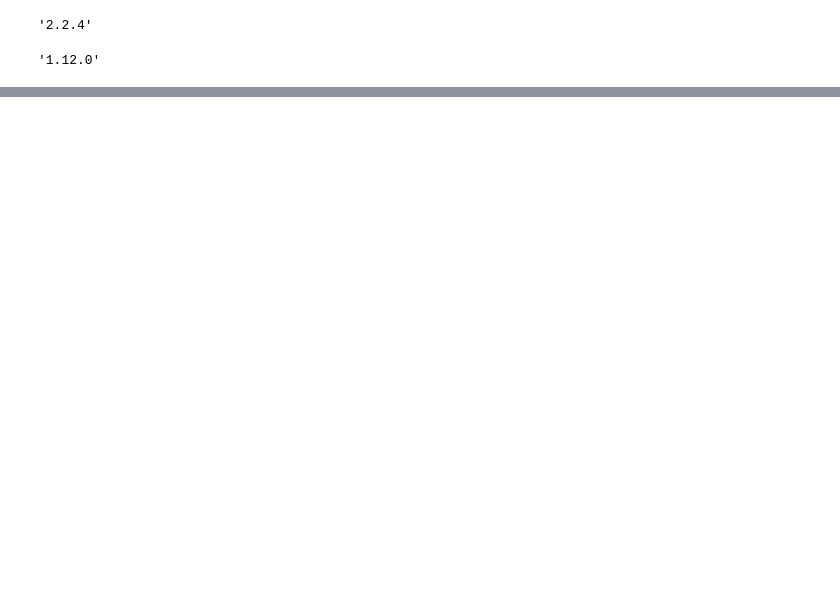
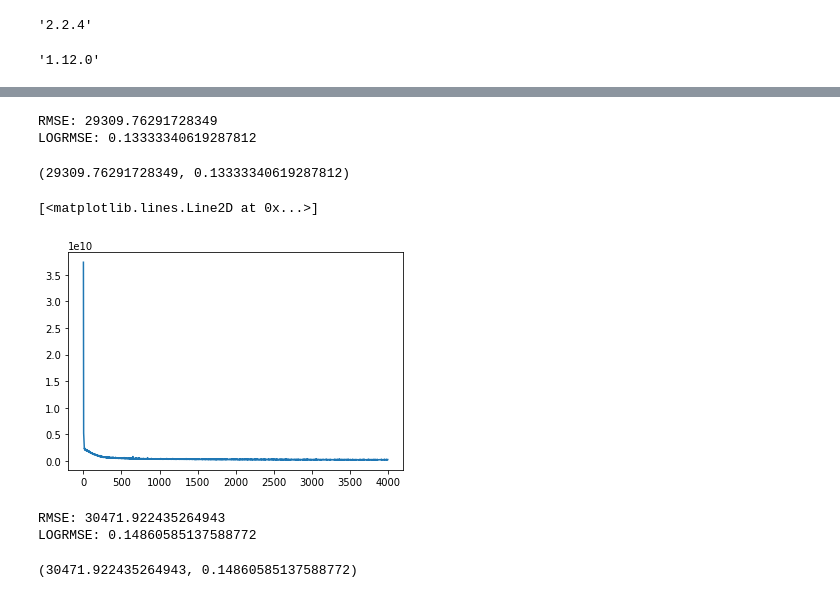
Before and after one commit to zingp/machine-learning, a Jupyter notebook: ANN/anntest.ipynb, the cells around one changed output, grey strips where cells are left out. Drawn from its saved outputs; the diff is of its cells as text; code cells hidden in the pictures; blank space fills up the shorter version.

```diff
--- a/ANN/anntest.ipynb
+++ b/ANN/anntest.ipynb
@@ -90,0 +101,11 @@ KeyboardInterrupt:
+# %%
+# Best score: -1281349963.7945206 Best param:{'epochs': 4000, 'batch_size': 32}
+model_rand = create_model()
+# %%
+history = model_rand.fit(X_train, y_train, epochs=4000, batch_size=32, verbose=0)
+# %%
+benchmark(model_rand)
+# %% [output]
+RMSE: 29309.76291728349
+LOGRMSE: 0.13333340619287812
+(29309.76291728349, 0.13333340619287812)
@@ -90,0 +115,5 @@ KeyboardInterrupt:
+# %%
+plt.plot(history.history['loss'])
+# %% [output]
+[<matplotlib.lines.Line2D at 0x...>]
+[figure, added]
@@ -90,0 +123,6 @@ KeyboardInterrupt:
+# %%
+benchmark(model_rand)
+# %% [output]
+RMSE: 30471.922435264943
+LOGRMSE: 0.14860585137588772
+(30471.922435264943, 0.14860585137588772)
```
Also changed, not shown: parts of 32 cells of this notebook.
